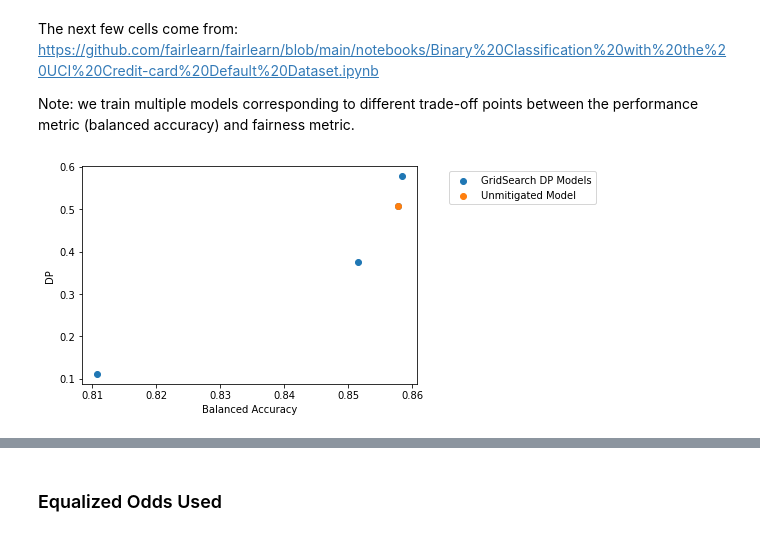
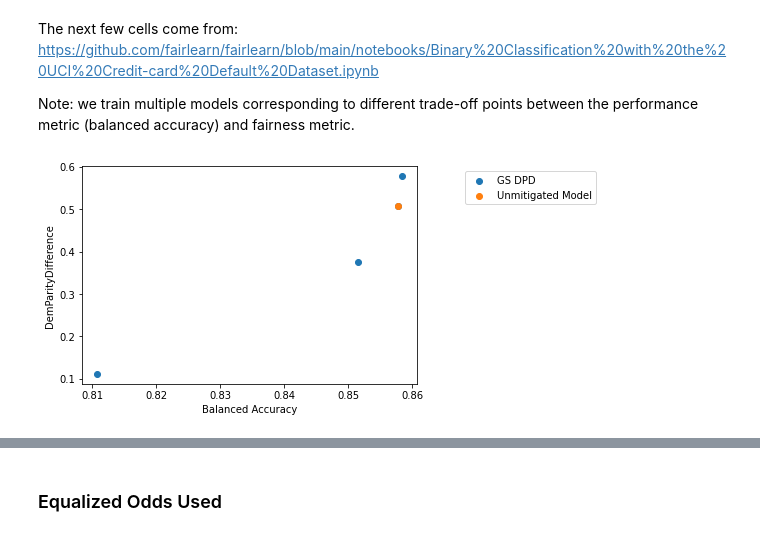
Before and after one commit to lydiatliu/delayedimpact, a Jupyter notebook: notebooks/simData_classification_dt.ipynb, the cells around one changed output, grey strips where cells are left out. Saved outputs shown, nothing was run; the diff lists cells and outputs as text; code cells hidden in the pictures.

Commit message:
make gs models a function

```diff
--- a/notebooks/simData_classification_dt.ipynb
+++ b/notebooks/simData_classification_dt.ipynb
@@ -347,14 +320,6 @@ auc_non_dominated = np.asarray(auc_sweep)[non_dominated]
-# %%
-# Plot DP difference vs balanced accuracy
-plt.scatter(balanced_accuracy_non_dominated, dp_sweep_non_dominated, label="GridSearch DP Models")
-plt.scatter(balanced_accuracy_score(y_test, y_predict),
-            demographic_parity_difference(y_test, y_predict, sensitive_features=race_test),
-            label="Unmitigated Model")
-plt.xlabel("Balanced Accuracy")
-plt.ylabel("DP")
-plt.legend(bbox_to_anchor=(1.55, 1))
-plt.show()
-# %% [output]
-[figure, removed]
+# %%
+models_dict = grid_search_show(gs_dp, demographic_parity_difference, y_predict, X_test, y_test, race_test, 'DemParityDifference','GS DPD', models_dict, 0.3)
+# %% [output]
+[figure, added]
 # %%
 # Compare GridSearch models with low values of equalized odds difference with the previously constructed models
```
Also changed, not shown: parts of 9 cells of this notebook, 1 other file.
